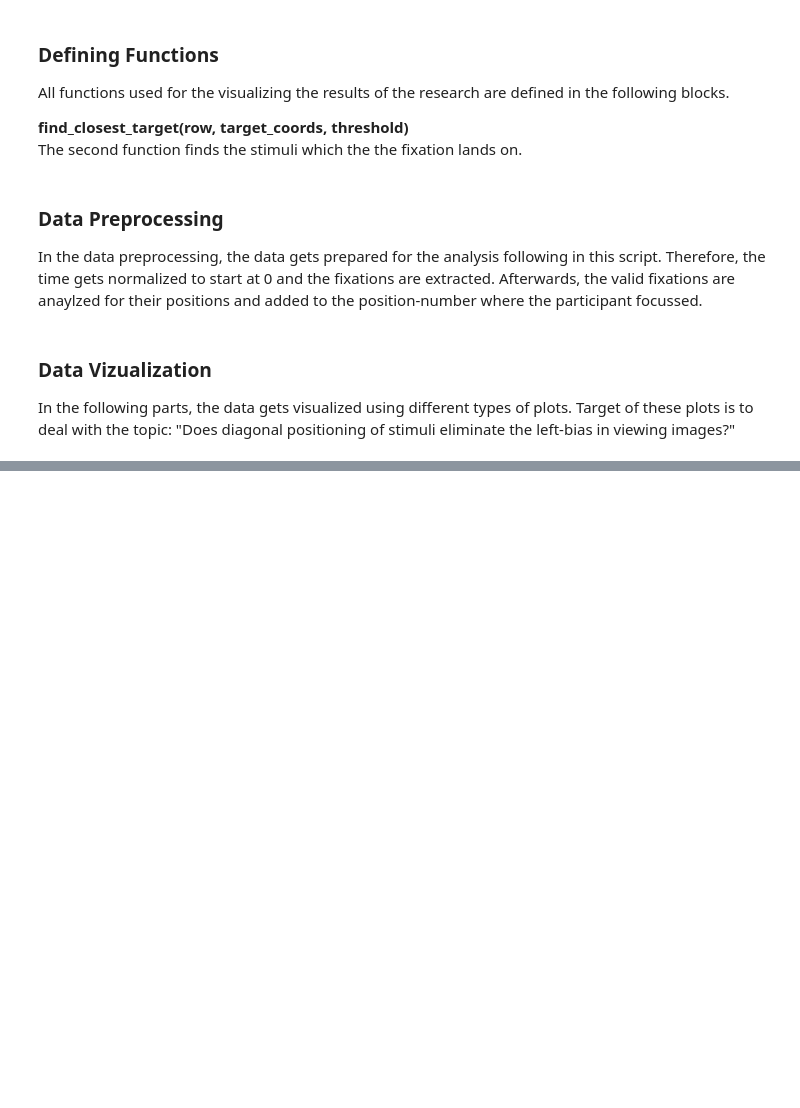
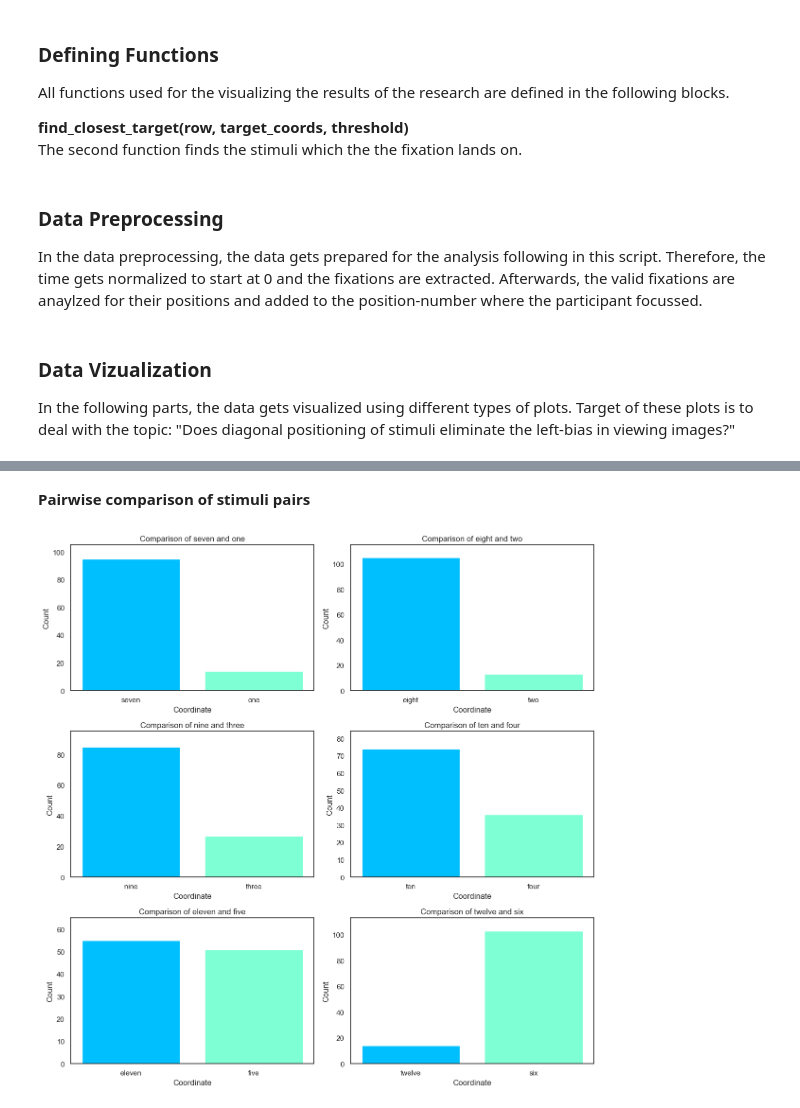
Before and after one commit to PatrickEbner/2024-SoSe_EyeTracking, a Jupyter notebook: scripts/DiagonalBias.ipynb, the cells around one changed output, grey strips where cells are left out. Cells and saved outputs as stored; diff of their text form; code cells hidden in the pictures; blank space fills up the shorter version.

```diff
--- a/scripts/DiagonalBias.ipynb
+++ b/scripts/DiagonalBias.ipynb
@@ -58,6 +58,9 @@ threshold = 65
 
 # Initialize an empty dataframe for the sums of fixations
 sum_df = pd.DataFrame(columns=['Coordinate', 'Count'])
+
+# Define pairs for stimuli belonging together
+pairs = [('seven', 'one'), ('eight', 'two'), ('nine', 'three'), ('ten', 'four'), ('eleven', 'five'), ('twelve', 'six')]
 # %% [markdown]
 ### Defining Functions
 All functions used for the visualizing the results of the research are defined in the following blocks.
@@ -175,0 +198,45 @@ plt.show()
+# %% [markdown]
+**Pairwise comparison of stimuli pairs**
+# %%
+# Create one histogram for every pair
+fig, axs = plt.subplots(3, 2, figsize=(12, 12))
+
+# Iterate over every pair
+for i, pair in enumerate(pairs):
+    row = i // 2
+    col = i % 2
+    coord1, coord2 = pair
+
+    # Daten für das aktuelle Paar auswählen
+    data1 = sum_df[sum_df['Coordinate'] == coord1]['Count']
+    data2 = sum_df[sum_df['Coordinate'] == coord2]['Count']
+
+    # Sicherstellen, dass Daten vorhanden sind
+    if len(data1) == 0 or len(data2) == 0:
+        continue
+
+    # Define positions for bars on the x-axis
+    x = [1, 2]
+
+    # Define height
+    height1 = data1.values[0]
+    height2 = data2.values[0]
+
+    # Define labels for the x-axis
+    labels = [coord1, coord2]
+
+    # Define colors for the bars
+    bar_colors = ['#00BFFF', '#7FFFD4']
+
+    # Create histogram and define titles and axis-limits
+    axs[row, col].bar(x, [height1, height2], tick_label=labels, color=bar_colors)
+    axs[row, col].set_title(f'Comparison of {coord1} and {coord2}')
+    axs[row, col].set_xlabel('Coordinate')
+    axs[row, col].set_ylabel('Count')
+    axs[row, col].set_ylim(0, max(height1, height2) + 10)
+
+# Optimize layout and show plots
+plt.tight_layout()
+plt.show()
+# %% [output]
+[figure, added]
```
Also changed, not shown: parts of 10 cells of this notebook.
